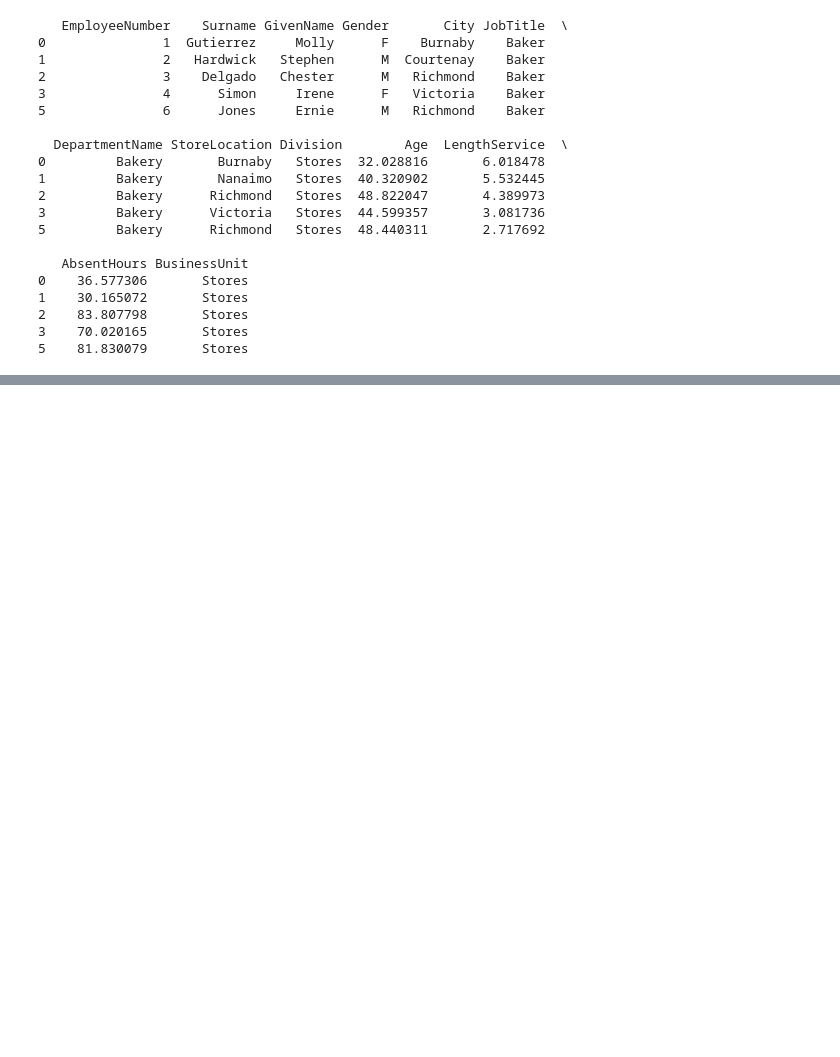
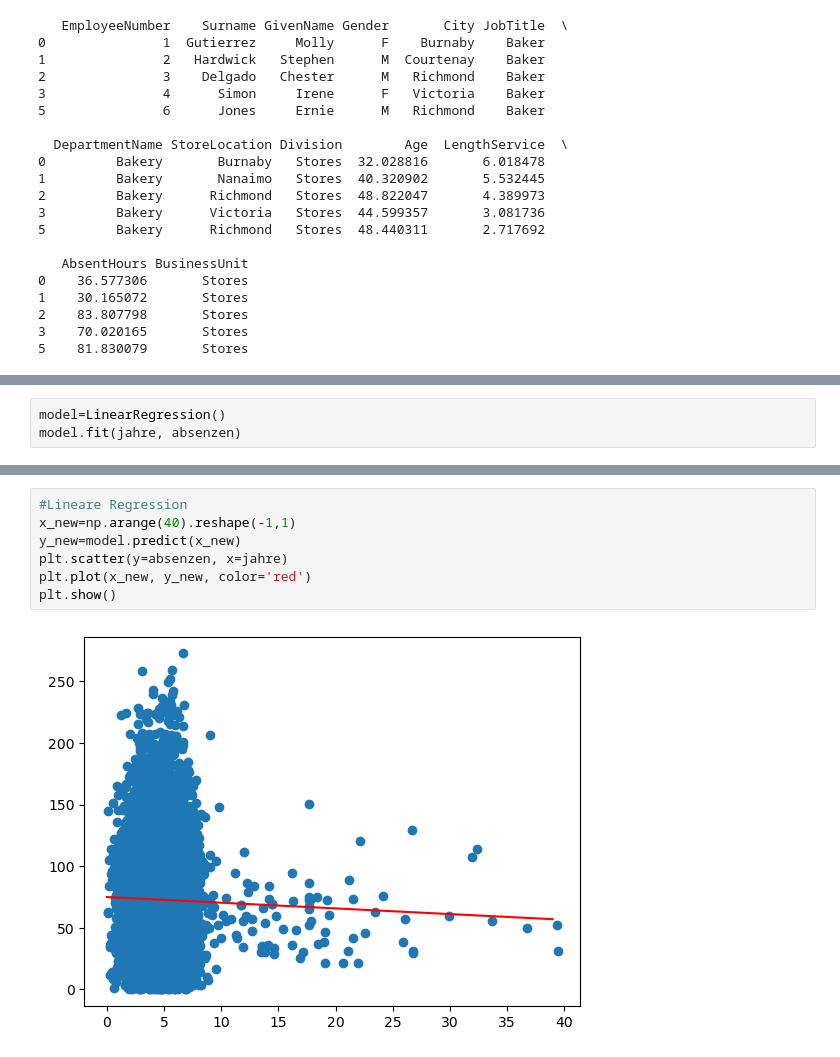
Before and after one commit to Tschoppsilas/LLR, a Jupyter notebook: LE1/Aufgabe 3.ipynb, the cells around one changed output, grey strips where cells are left out. Cells and saved outputs as stored; diff of their text form; blank space fills up the shorter version.

```diff
--- a/LE1/Aufgabe 3.ipynb
+++ b/LE1/Aufgabe 3.ipynb
@@ -99,0 +53,3 @@ plt.plot(list(range(20, 80)), [m * x + b for x in range(20,80)], color='red')
+# %%
+model=LinearRegression()
+model.fit(jahre, absenzen)
@@ -99,0 +69,9 @@ plt.plot(list(range(20, 80)), [m * x + b for x in range(20,80)], color='red')
+# %%
+#Lineare Regression
+x_new=np.arange(40).reshape(-1,1)
+y_new=model.predict(x_new)
+plt.scatter(y=absenzen, x=jahre)
+plt.plot(x_new, y_new, color='red')
+plt.show()
+# %% [output]
+[figure, added]
```
Also changed, not shown: parts of 19 cells of this notebook.
